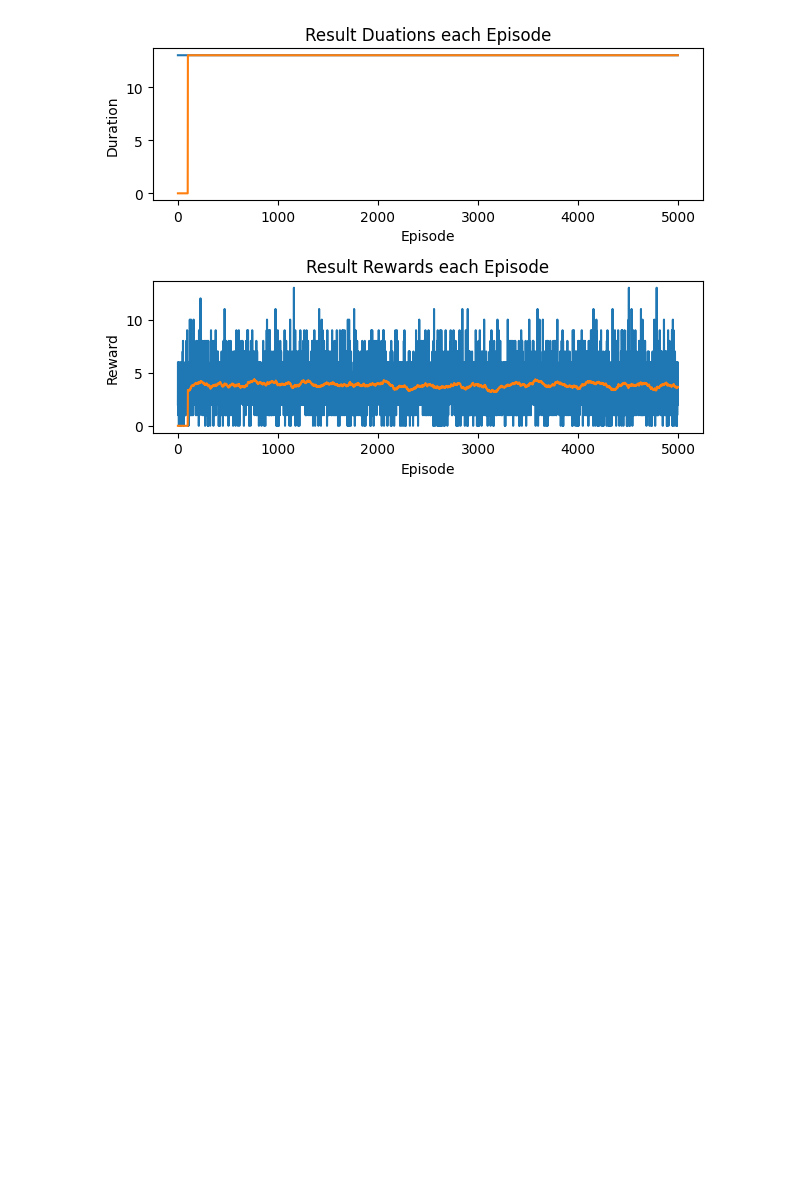
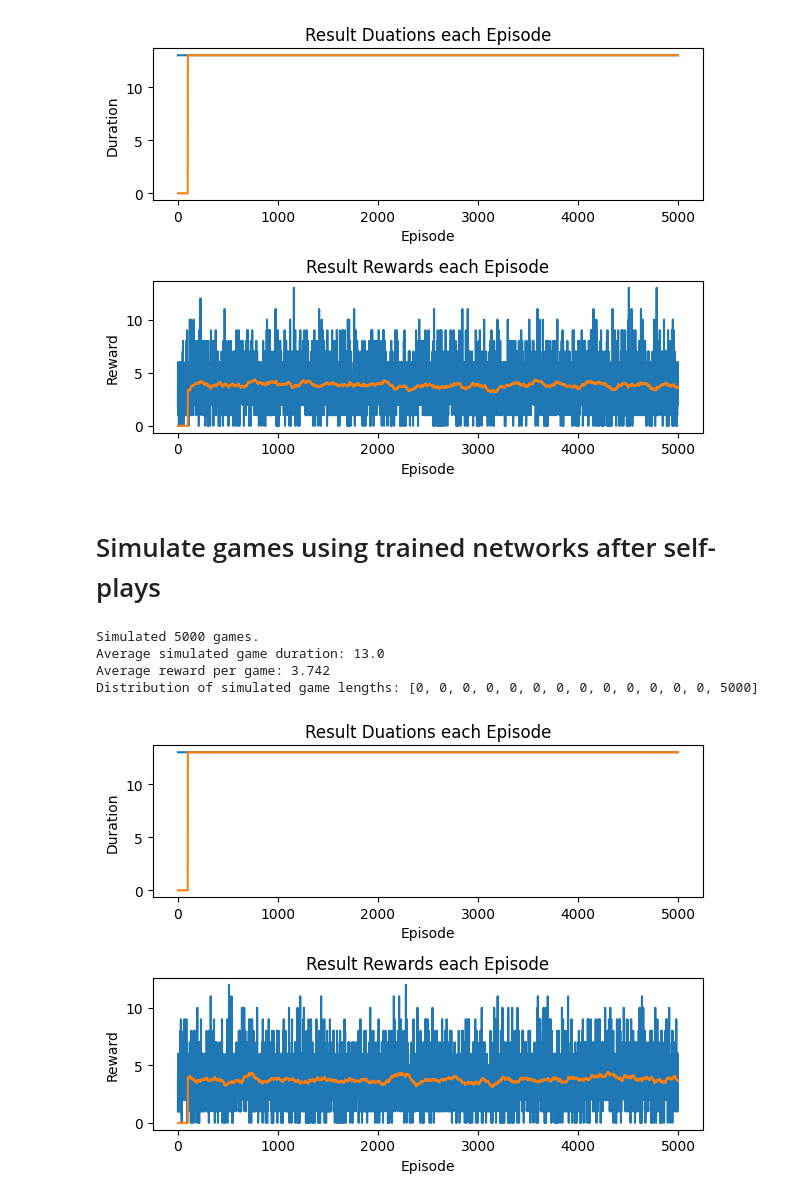
Before and after one commit to TxmszLou/dqn-trick-game, a Jupyter notebook: experiments.ipynb, the cells around one changed output. Drawn from its saved outputs; the diff is of its cells as text; code cells hidden in the pictures; blank space fills up the shorter version.

```diff
--- a/experiments.ipynb
+++ b/experiments.ipynb
@@ -218,3 +218,13 @@ Average simulated game duration: 13.0
 Average reward per game: 3.819
 Distribution of simulated game lengths: [0, 0, 0, 0, 0, 0, 0, 0, 0, 0, 0, 0, 0, 5000]
 [figure]
+# %% [markdown]
+# Simulate games using trained networks after self-plays
+# %%
+simulate_with_network('weights/self-play-40000.pth', 5000)
+# %% [output]
+Simulated 5000 games.
+Average simulated game duration: 13.0
+Average reward per game: 3.742
+Distribution of simulated game lengths: [0, 0, 0, 0, 0, 0, 0, 0, 0, 0, 0, 0, 0, 5000]
+[figure, added]
```
Also changed, not shown: 3 other files.
